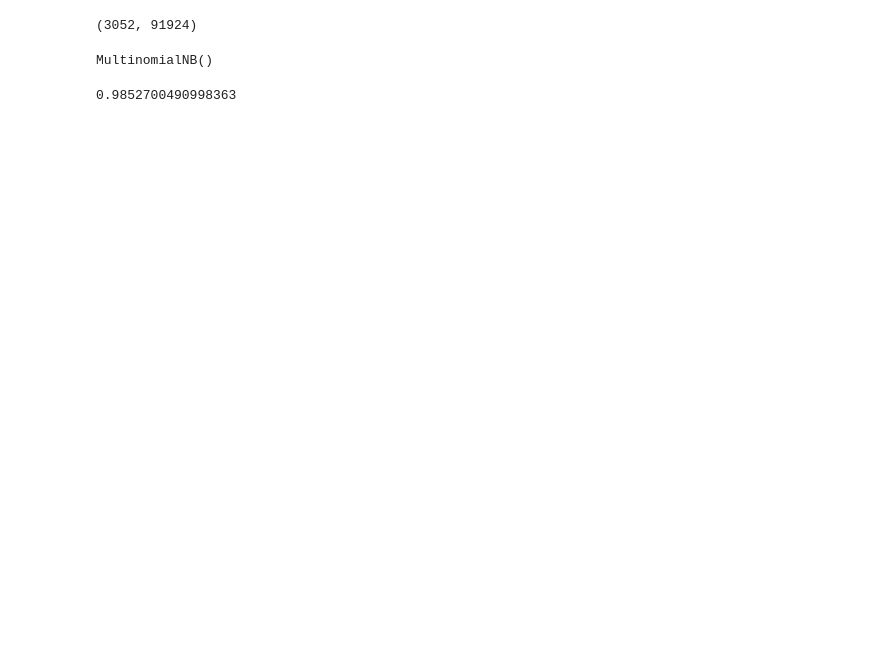
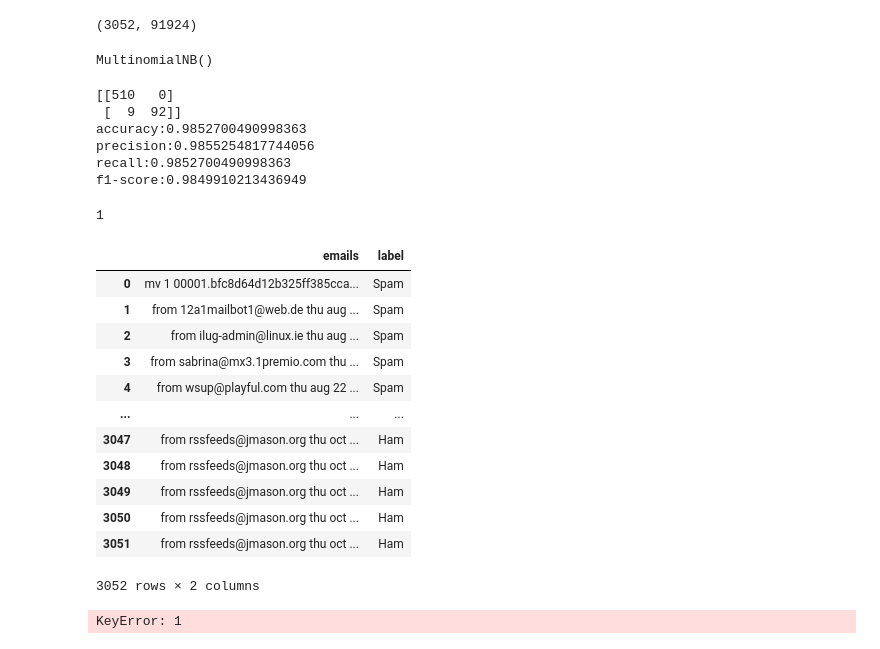
Before and after one commit to QQQiwi/coursepaper-4year, a Jupyter notebook: email-spam-classifier.ipynb, the cells around one changed output. Saved outputs shown, nothing was run; the diff lists cells and outputs as text; code cells hidden in the pictures; blank space fills up the shorter version.

```diff
--- a/email-spam-classifier.ipynb
+++ b/email-spam-classifier.ipynb
@@ -155,13 +170,18 @@ model.fit(X_train,y_train)
 MultinomialNB()
 # %%
 y_pred = model.predict(X_test)
-# %%
-# Check accuracy
-
-from sklearn.metrics import accuracy_score
-
-accuracy = accuracy_score(y_test, y_pred)
-
-accuracy
-# %% [output]
-0.9852700490998363
+# %%
+from sklearn.metrics import confusion_matrix, precision_score, accuracy_score,recall_score, f1_score,roc_auc_score
+
+print(confusion_matrix(y_test, y_pred))
+print('accuracy:{}'.format(accuracy_score(y_test, y_pred)))
+print('precision:{}'.format(precision_score(y_test, y_pred ,average='weighted')))
+print('recall:{}'.format(recall_score(y_test, y_pred, average='weighted')))
+print('f1-score:{}'.format(f1_score(y_test, y_pred, average='weighted')))
+# %% [output]
+[[510   0]
+ [  9  92]]
+accuracy:0.9852700490998363
+precision:0.9855254817744056
+recall:0.9852700490998363
+f1-score:0.9849910213436949
@@ -167,0 +201,22 @@ accuracy
+# %%
+for elem in df["label"]:
+    break
+# %% [output]
+1
+# %%
+df["label"] = [get_res[elem] for elem in df["label"]]
+df
+# %% [output]
+|  | emails | label |
+| 0 | mv 1 00001.bfc8d64d12b325ff385cca... | Spam |
+| 1 | from 12a1mailbot1@web.de thu aug ... | Spam |
+| 2 | from ilug-admin@linux.ie thu aug ... | Spam |
+| 3 | from sabrina@mx3.1premio.com thu ... | Spam |
+| 4 | from wsup@playful.com thu aug 22 ... | Spam |
+| ... | ... | ... |
+| 3047 | from rssfeeds@jmason.org thu oct ... | Ham |
+| 3048 | from rssfeeds@jmason.org thu oct ... | Ham |
+| 3049 | from rssfeeds@jmason.org thu oct ... | Ham |
+| 3050 | from rssfeeds@jmason.org thu oct ... | Ham |
+| 3051 | from rssfeeds@jmason.org thu oct ... | Ham |
+3052 rows × 2 columns
@@ -168,3 +225,28 @@ accuracy
+# %%
+import matplotlib.pyplot as plt
+import seaborn as sns
+for i in range(2):
+    # conf_m = build_conf_matrix(l, c, i)
+    # true_neg, false_pos, false_neg, true_pos = conf_m.ravel()
+    # print(true_neg, false_pos, false_neg, true_pos)
+    # print("TP: ", true_pos / (true_pos + false_neg))
+    # continue
+    heatmap = sns.heatmap(build_conf_matrix(y_test, y_pred, i), annot=True, cmap='YlGnBu')
+    heatmap.set_title(get_res[i], fontdict={'fontsize':14}, pad=10)
+    # set x-axis label and ticks.
+    # heatmap.set_xlabel("Predicted Diagnosis", fontsize=10, labelpad=10)
+    # heatmap.xaxis.set_ticklabels(['Positive', 'Negative'])
+
+    # set y-axis label and ticks
+    # heatmap.set_ylabel("Actual Diagnosis", fontsize=10, labelpad=10)
+    # heatmap.yaxis.set_ticklabels(['Positive', 'Negative'])
+
+    plt.xlabel('Предсказанный класс')
+    plt.ylabel('Истинный класс')
+    plt.savefig(f"{i}.png", dpi=300)
+    plt.show()
+# %% [output]
+KeyError: 1
 # %%
 from sklearn.metrics import confusion_matrix
 CM = confusion_matrix(y_test, y_pred)
```
Also changed, not shown: parts of 11 cells of this notebook, 1 other file.
